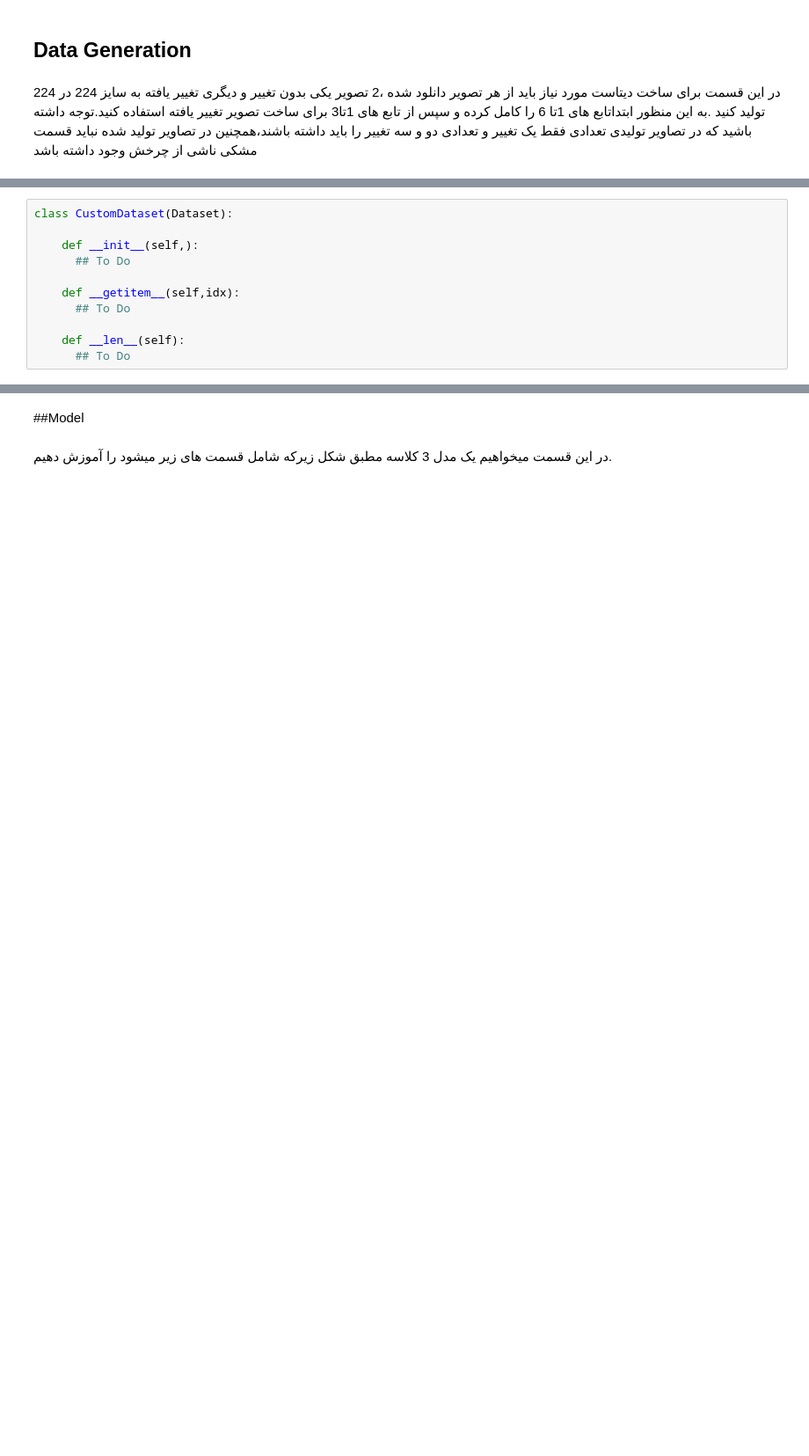
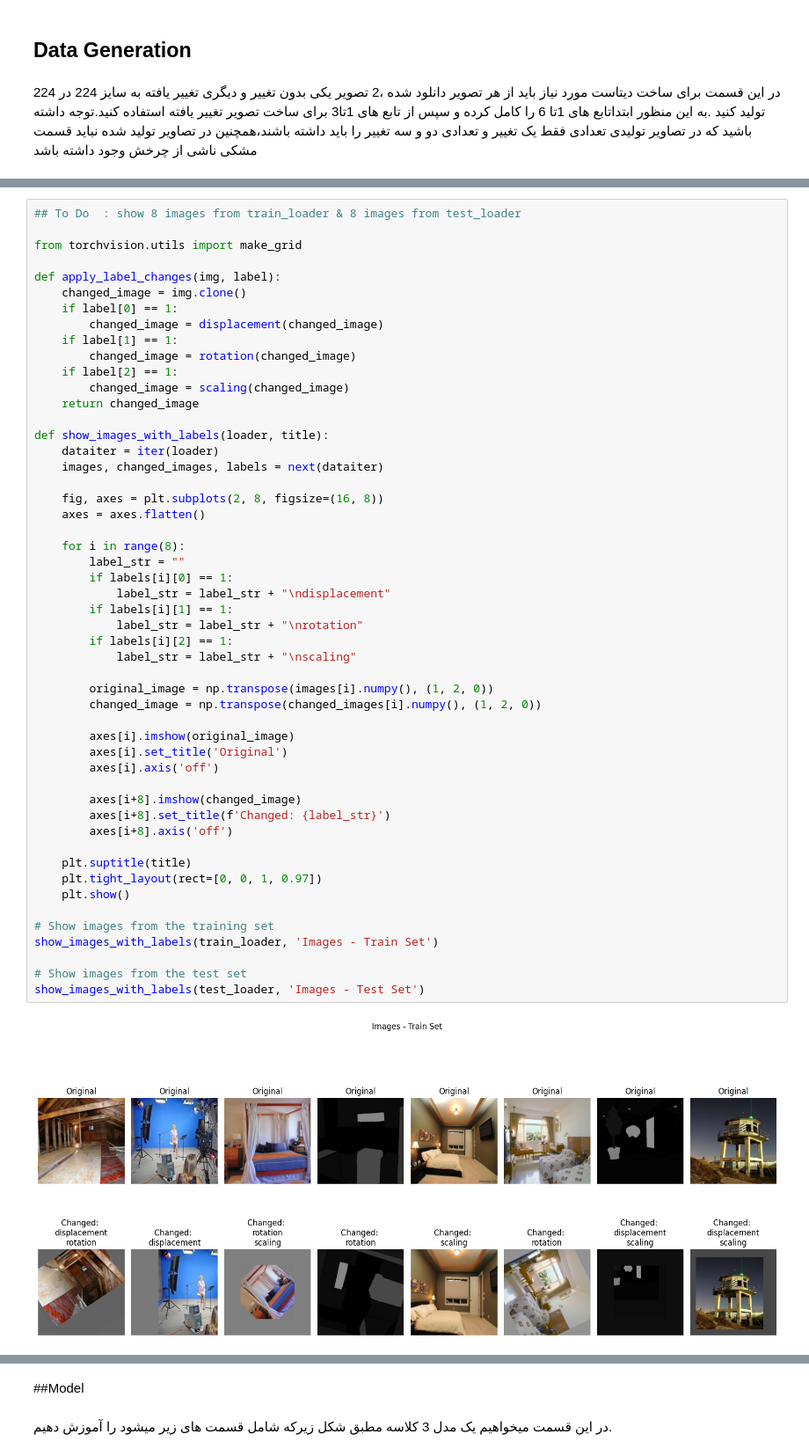
Before and after one commit to AlirezaAbbasian/deep-HW3-402200253, a Jupyter notebook: Q3/detect_change.ipynb, the cells around one changed output, grey strips where cells are left out. Shown at 88% size. Cells and saved outputs as stored; diff of their text form; blank space fills up the shorter version.

```diff
--- a/Q3/detect_change.ipynb
+++ b/Q3/detect_change.ipynb
@@ -87,11 +46,0 @@ def gaussian_noise(img):#for augmentation
-# %%
-class CustomDataset(Dataset):
-
-    def __init__(self,):
-      ## To Do
-
-    def __getitem__(self,idx):
-      ## To Do
-
-    def __len__(self):
-      ## To Do
@@ -109,0 +186,53 @@ val_loader = DataLoader()## To Do
+# %%
+## To Do  : show 8 images from train_loader & 8 images from test_loader
+
+from torchvision.utils import make_grid
+
+def apply_label_changes(img, label):
+    changed_image = img.clone()
+    if label[0] == 1:
+        changed_image = displacement(changed_image)
+    if label[1] == 1:
+        changed_image = rotation(changed_image)
+    if label[2] == 1:
+        changed_image = scaling(changed_image)
+    return changed_image
+
+def show_images_with_labels(loader, title):
+    dataiter = iter(loader)
+    images, changed_images, labels = next(dataiter)
+
+    fig, axes = plt.subplots(2, 8, figsize=(16, 8))
+    axes = axes.flatten()
+
+    for i in range(8):
+        label_str = ""
+        if labels[i][0] == 1:
+            label_str = label_str + "\ndisplacement"
+        if labels[i][1] == 1:
+            label_str = label_str + "\nrotation"
+        if labels[i][2] == 1:
+            label_str = label_str + "\nscaling"
+
+        original_image = np.transpose(images[i].numpy(), (1, 2, 0))
+        changed_image = np.transpose(changed_images[i].numpy(), (1, 2, 0))
+
+        axes[i].imshow(original_image)
+        axes[i].set_title('Original')
+        axes[i].axis('off')
+
+        axes[i+8].imshow(changed_image)
+        axes[i+8].set_title(f'Changed: {label_str}')
+        axes[i+8].axis('off')
+
+    plt.suptitle(title)
+    plt.tight_layout(rect=[0, 0, 1, 0.97])
+    plt.show()
+
+# Show images from the training set
+show_images_with_labels(train_loader, 'Images - Train Set')
+
+# Show images from the test set
+show_images_with_labels(test_loader, 'Images - Test Set')
+# %% [output]
+[figure, added]
```
Also changed, not shown: parts of 34 cells of this notebook, 2 other files.
